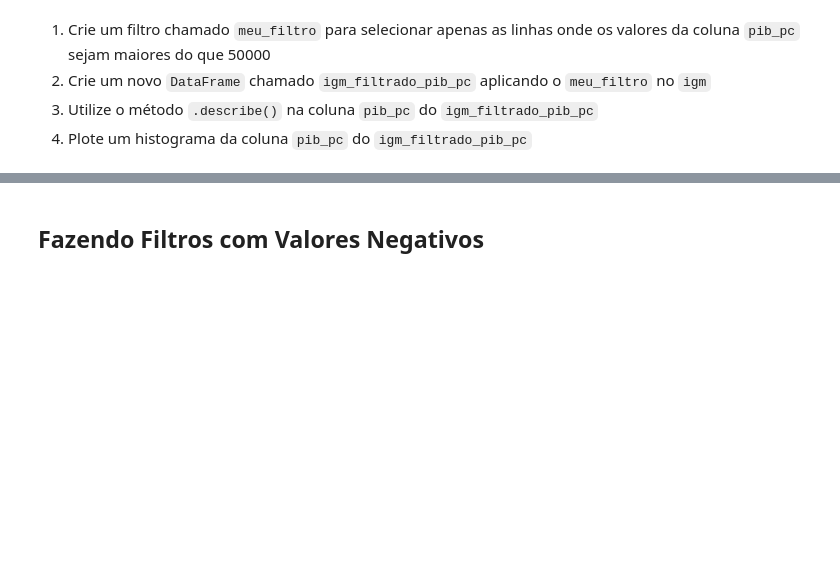
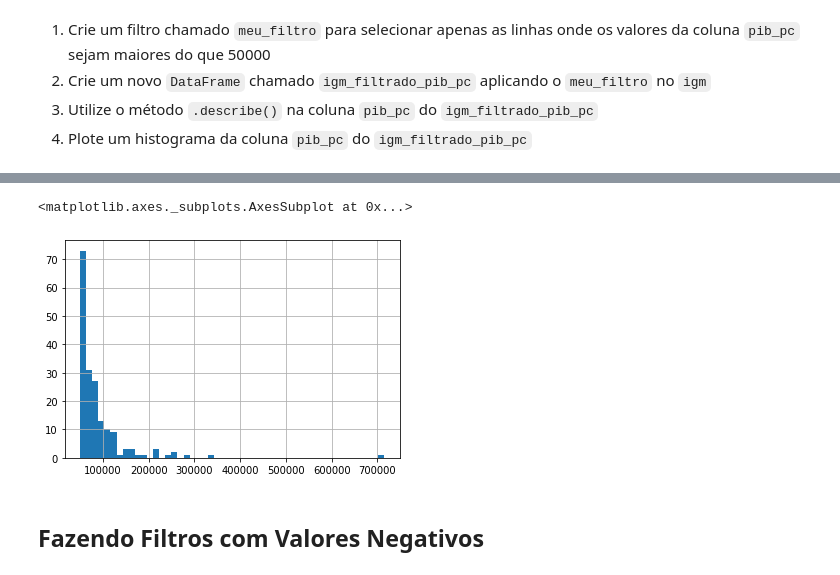
Before and after one commit to cllaudiacp/DataScience, a Jupyter notebook: Aula3Revisao.ipynb, the cells around one changed output, grey strips where cells are left out. Saved outputs shown, nothing was run; the diff lists cells and outputs as text; code cells hidden in the pictures; blank space fills up the shorter version.

```diff
--- a/Aula3Revisao.ipynb
+++ b/Aula3Revisao.ipynb
@@ -767,3 +767,8 @@ nordeste['perc_pop_econ_ativa'].hist(bins=50)
 2. Crie um novo `DataFrame` chamado `igm_filtrado_pib_pc` aplicando o `meu_filtro` no `igm`
 3. Utilize o método `.describe()` na coluna `pib_pc` do `igm_filtrado_pib_pc`
 4. Plote um histograma da coluna `pib_pc` do `igm_filtrado_pib_pc`
+# %%
+#EXERCICIO 1
+# 1. Crie um filtro chamado meu_filtro para selecionar apenas as linhas onde os valores da coluna pib_pc sejam maiores do que 50000
+meu_filtro = igm['pib_pc']>=50000
+igm[meu_filtro].T
@@ -769,0 +794,7 @@ nordeste['perc_pop_econ_ativa'].hist(bins=50)
+# %%
+#EXERCICIO 2
+# 2. Crie um novo DataFrame chamado igm_filtrado_pib_pc aplicando o meu_filtro no igm
+igm_filtrado_pib_pc = igm[meu_filtro]
+
+#Mostrando conteúdo DataFrame
+igm_filtrado_pib_pc.sample(5).T
@@ -770,3 +833,10 @@ nordeste['perc_pop_econ_ativa'].hist(bins=50)
+# %%
+#EXERCICIO 4
+# 4. Plote um histograma da coluna pib_pc do igm_filtrado_pib_pc
+igm_filtrado_pib_pc['pib_pc'].hist(bins=50)
+# %% [output]
+<matplotlib.axes._subplots.AxesSubplot at 0x...>
+[figure, added]
 # %% [markdown]
 ## Fazendo Filtros com Valores Negativos
 # %% [markdown]
```
Also changed, not shown: parts of 4 cells of this notebook.
